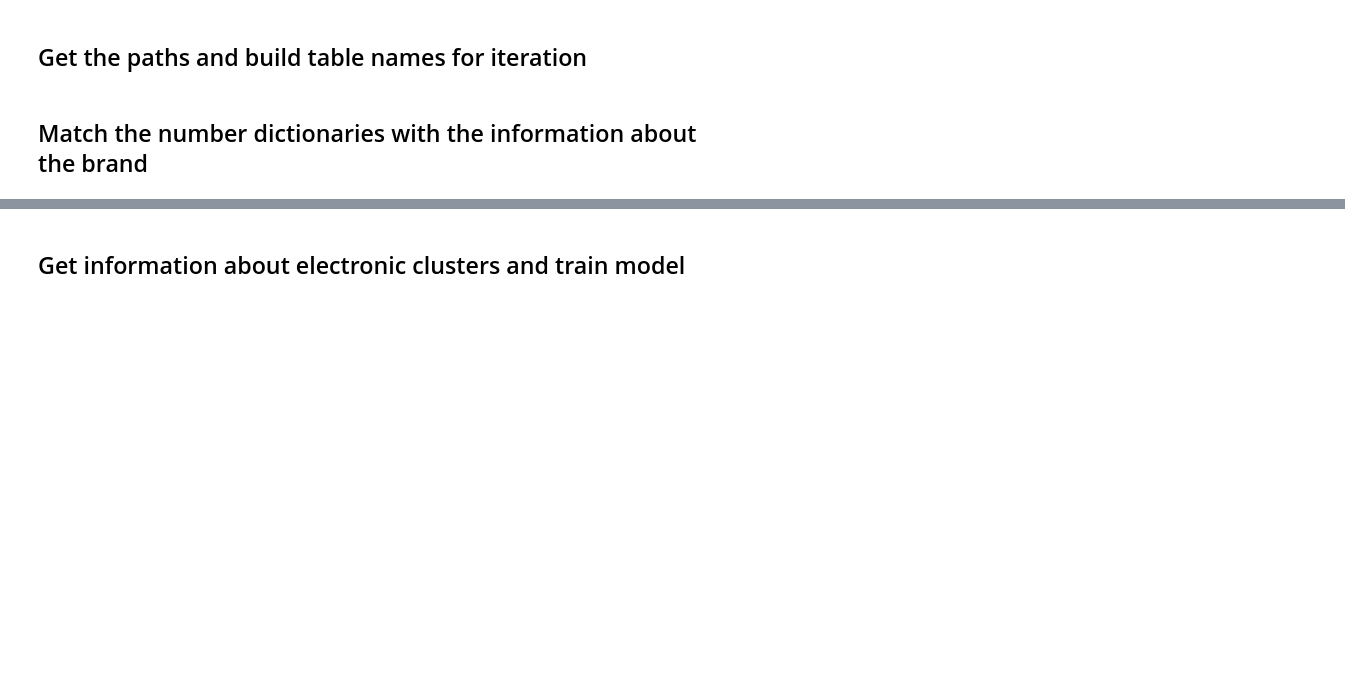
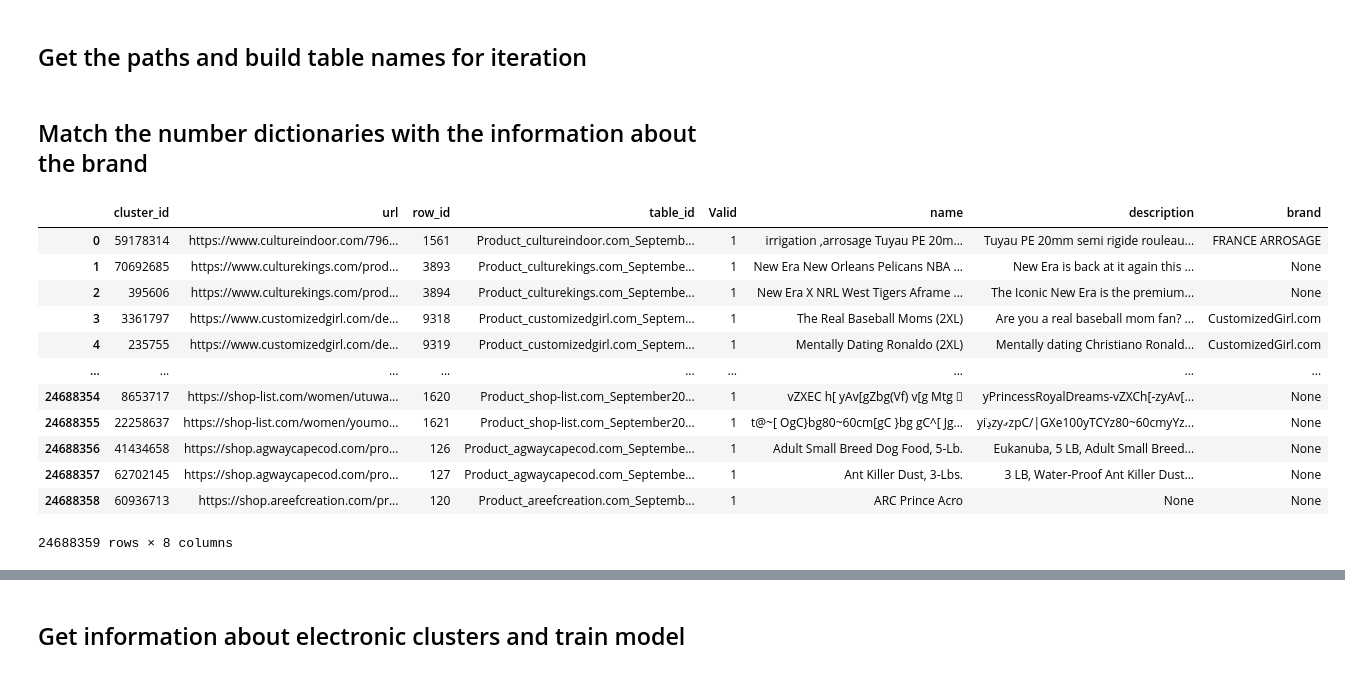
Before and after one commit to NiklasSabel/data_integration_using_deep_learning, a Jupyter notebook: notebooks/Entity_Product_Clothes_Electronics.ipynb, the cells around one changed output, grey strips where cells are left out. Saved outputs shown, nothing was run; the diff lists cells and outputs as text; code cells hidden in the pictures; blank space fills up the shorter version.

```diff
--- a/notebooks/Entity_Product_Clothes_Electronics.ipynb
+++ b/notebooks/Entity_Product_Clothes_Electronics.ipynb
@@ -49,3 +44,19 @@ df_joined_electronics = df_large.merge(df_electronics_cleaned, left_on=['table_i
+# %%
+df_large
+# %% [output]
+|  | cluster_id | url | row_id | table_id | Valid | name | description | brand |
+| 0 | 59178314 | https://www.cultureindoor.com/796... | 1561 | Product_cultureindoor.com_Septemb... | 1 | irrigation ,arrosage Tuyau PE 20m... | Tuyau PE 20mm semi rigide rouleau... | FRANCE ARROSAGE |
+| 1 | 70692685 | https://www.culturekings.com/prod... | 3893 | Product_culturekings.com_Septembe... | 1 | New Era New Orleans Pelicans NBA ... | New Era is back at it again this ... | None |
+| 2 | 395606 | https://www.culturekings.com/prod... | 3894 | Product_culturekings.com_Septembe... | 1 | New Era X NRL West Tigers Aframe ... | The Iconic New Era is the premium... | None |
+| 3 | 3361797 | https://www.customizedgirl.com/de... | 9318 | Product_customizedgirl.com_Septem... | 1 | The Real Baseball Moms (2XL) | Are you a real baseball mom fan? ... | CustomizedGirl.com |
+| 4 | 235755 | https://www.customizedgirl.com/de... | 9319 | Product_customizedgirl.com_Septem... | 1 | Mentally Dating Ronaldo (2XL) | Mentally dating Christiano Ronald... | CustomizedGirl.com |
+| ... | ... | ... | ... | ... | ... | ... | ... | ... |
+| 24688354 | 8653717 | https://shop-list.com/women/utuwa... | 1620 | Product_shop-list.com_September20... | 1 | vZXEC h[ yAv[gZbg(Vf) v[g Mtg  | yPrincessRoyalDreams-vZXCh[-zyAv[... | None |
+| 24688355 | 22258637 | https://shop-list.com/women/youmo... | 1621 | Product_shop-list.com_September20... | 1 | t@~[ OgC}bg80~60cm[gC }bg gC^[ Jg... | yiڍׁzyގzpC/|GXe100yTCYz80~60cmyYz... | None |
+| 24688356 | 41434658 | https://shop.agwaycapecod.com/pro... | 126 | Product_agwaycapecod.com_Septembe... | 1 | Adult Small Breed Dog Food, 5-Lb. | Eukanuba, 5 LB, Adult Small Breed... | None |
+| 24688357 | 62702145 | https://shop.agwaycapecod.com/pro... | 127 | Product_agwaycapecod.com_Septembe... | 1 | Ant Killer Dust, 3-Lbs. | 3 LB, Water-Proof Ant Killer Dust... | None |
+| 24688358 | 60936713 | https://shop.areefcreation.com/pr... | 120 | Product_areefcreation.com_Septemb... | 1 | ARC Prince Acro | None | None |
+24688359 rows × 8 columns
 # %%
 df_joined_clothes = df_large.merge(df_clothes_cleaned, left_on=['table_id','row_id'], right_on = ['table_id','row_id'], how='left')
 # %%
```
Also changed, not shown: parts of 19 cells of this notebook, 1 other file.
